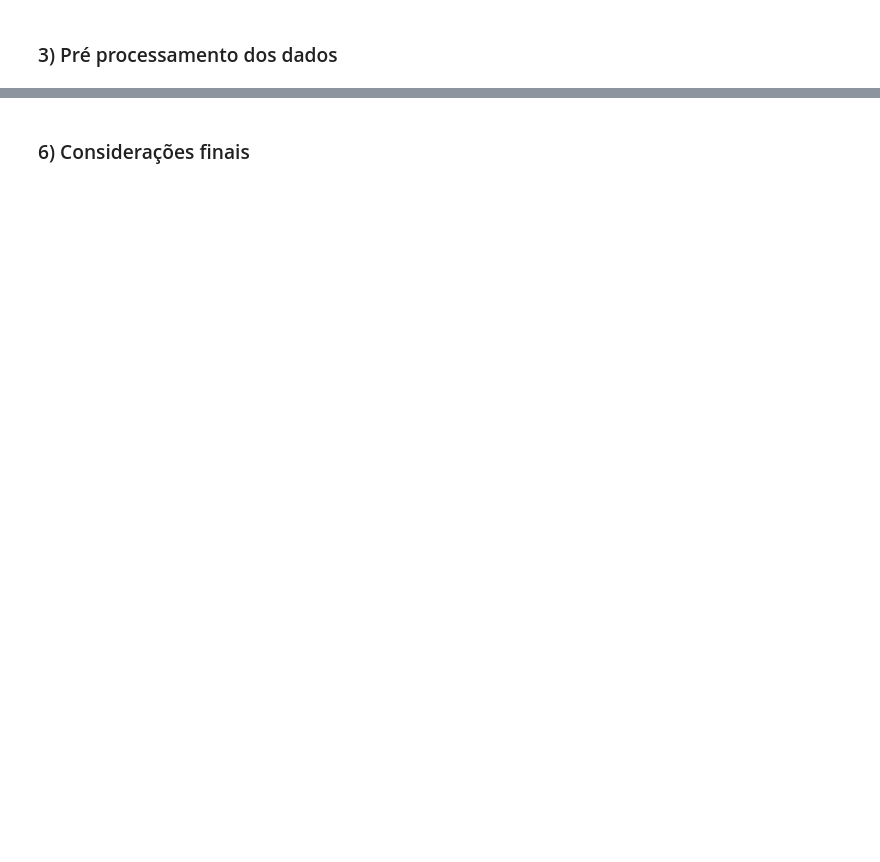
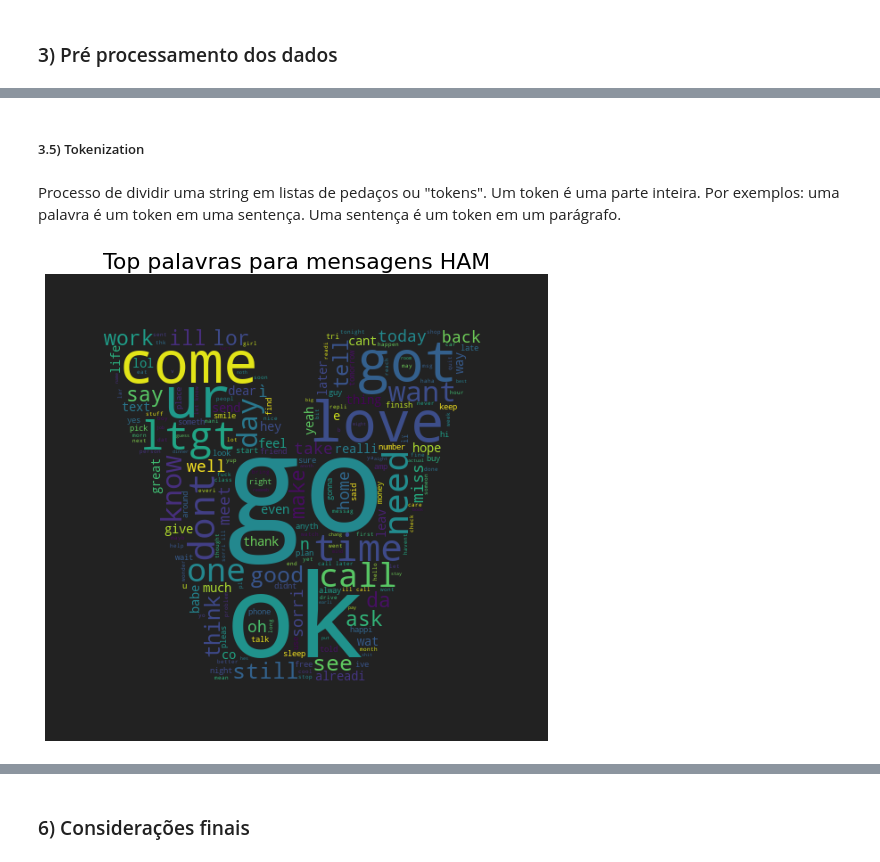
Before and after one commit to Krupique/challenges-kaggle, a Jupyter notebook: challenges/07_SpamClassifier/classifier.ipynb, the cells around one changed output, grey strips where cells are left out. Saved outputs shown, nothing was run; the diff lists cells and outputs as text; code cells hidden in the pictures; blank space fills up the shorter version.

```diff
--- a/challenges/07_SpamClassifier/classifier.ipynb
+++ b/challenges/07_SpamClassifier/classifier.ipynb
@@ -135,0 +169,3 @@ fig.update_layout(
+# %%
+df['message_clean'] = df['message'].apply(limparTexto)
+df.head()
@@ -135,0 +183,11 @@ fig.update_layout(
+# %%
+stop_words = stopwords.words('english')
+more_stopwords = ['u', 'im', 'c']
+stop_words = stop_words + more_stopwords
+
+def removerStopwords(texto):
+    texto = ' '.join(palavra for palavra in texto.split(' ') if palavra not in stop_words)
+    return texto
+
+df['message_clean'] = df['message_clean'].apply(removerStopwords)
+df.head()
@@ -135,0 +211,9 @@ fig.update_layout(
+# %%
+stemmer = SnowballStemmer("english")
+
+def stemm_texto(texto):
+    texto = ' '.join(stemmer.stem(palavra) for palavra in texto.split(' '))
+    return texto
+
+df['message_clean'] = df['message_clean'].apply(stemm_texto)
+df.head()
@@ -135,0 +231,6 @@ fig.update_layout(
+# %%
+le = LabelEncoder()
+le.fit(df['target'])
+
+df['target_encoded'] = le.transform(df['target'])
+df.head()
@@ -135,0 +244,20 @@ fig.update_layout(
+# %% [markdown]
+##### 3.5) Tokenization
+# %% [markdown]
+Processo de dividir uma string em listas de pedaços ou "tokens". Um token é uma parte inteira. Por exemplos: uma palavra é um token em uma sentença. Uma sentença é um token em um parágrafo.
+# %%
+mask = np.array(Image.open('assets/ham.png'))
+wc = WordCloud(
+    background_color='#222',
+    max_words=200,
+    mask=mask,
+)
+
+wc.generate(' '.join(text for text in df.loc[df['target'] == 'ham', 'message_clean']))
+plt.figure(figsize=(9, 9))
+plt.title('Top palavras para mensagens HAM', fontdict={'size': 22})
+plt.imshow(wc)
+plt.axis('off')
+plt.show()
+# %% [output]
+[figure, added]
```
Also changed, not shown: parts of 84 cells of this notebook, 4 other files.
